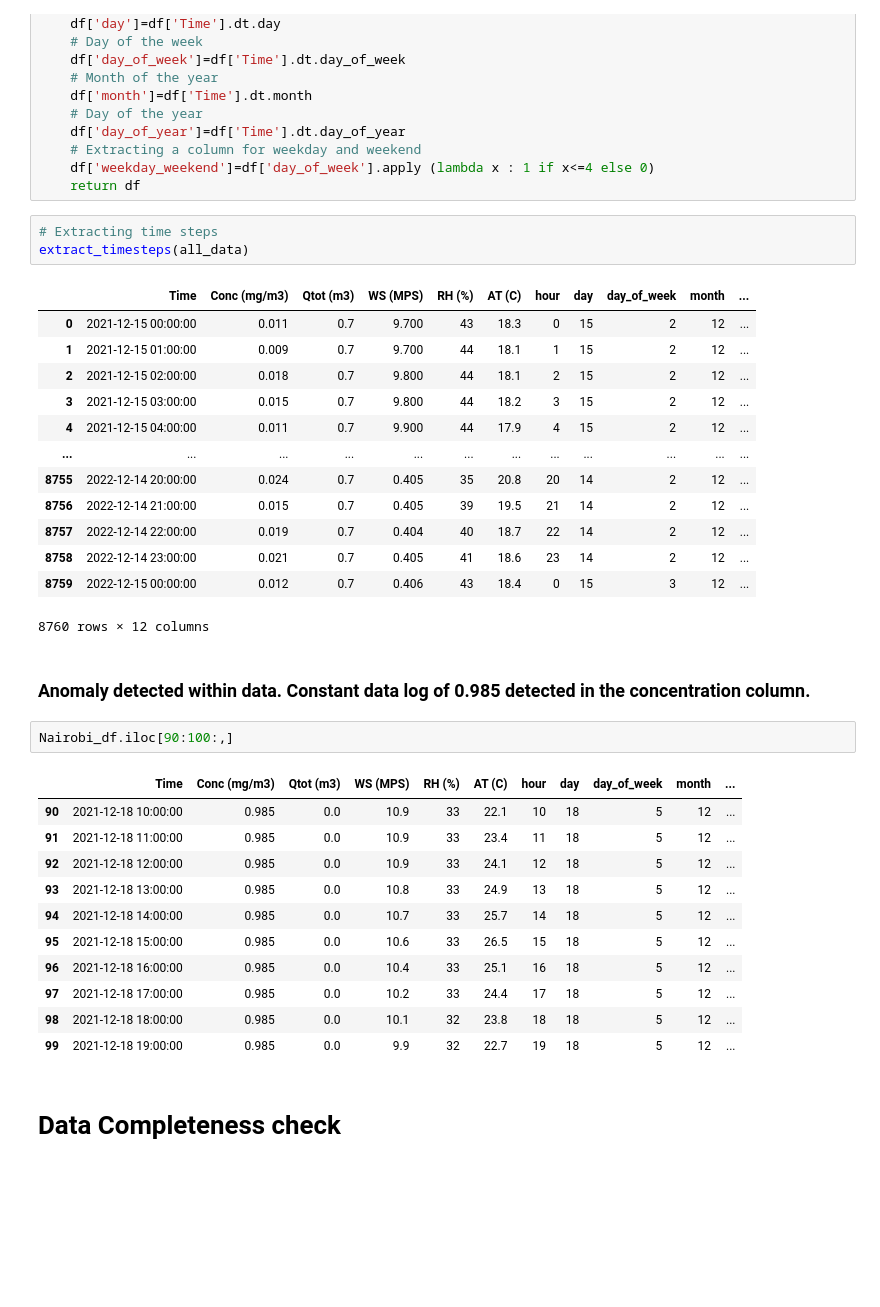
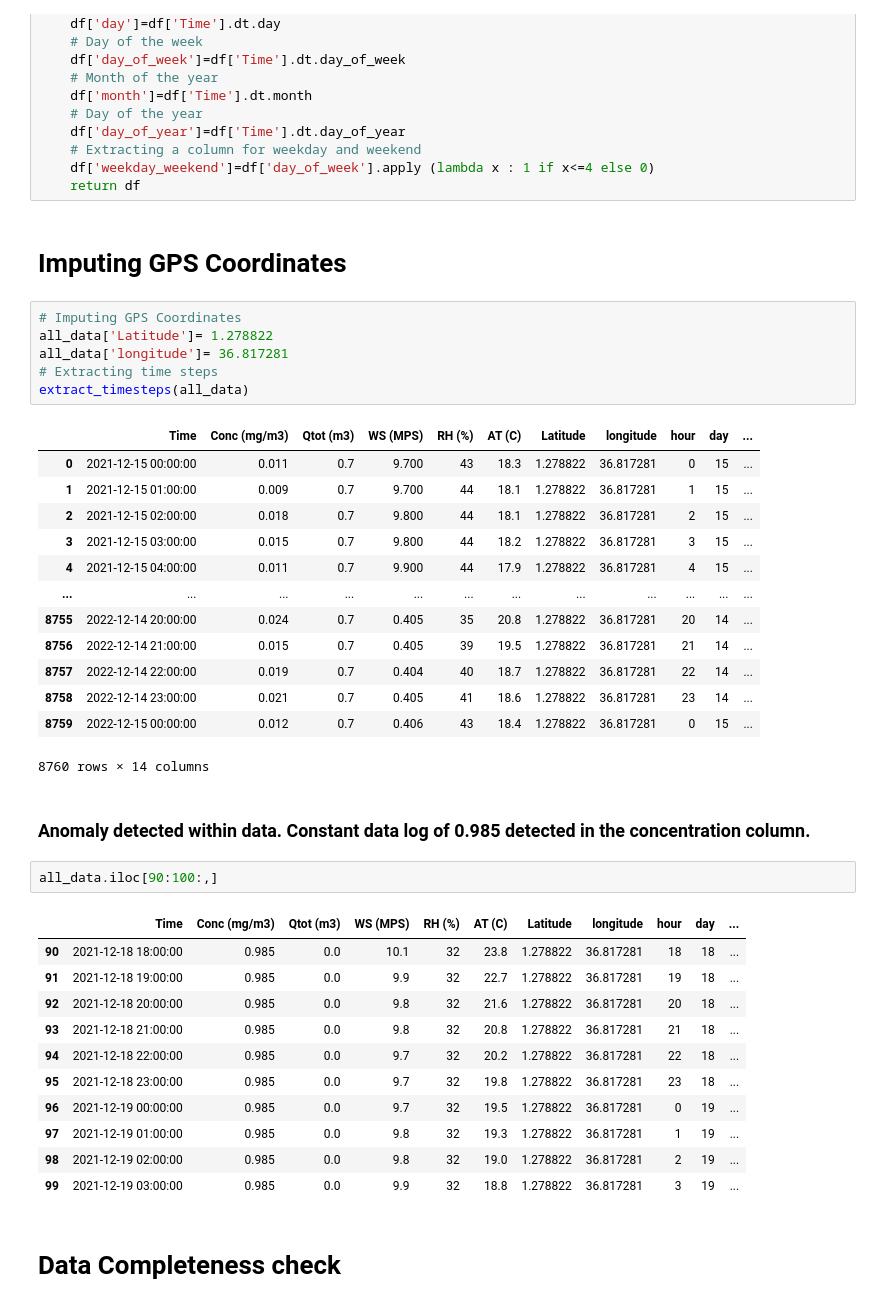
Before and after one commit to CHRISTINEMUTHEE/Nairobi_GEOS_CF_Bias_Correction, a Jupyter notebook: nairobi_analysis.ipynb, the cells around one changed output. Drawn from its saved outputs; the diff is of its cells as text; blank space fills up the shorter version.

```diff
--- a/nairobi_analysis.ipynb
+++ b/nairobi_analysis.ipynb
@@ -334,39 +338,44 @@ def extract_timesteps(df):
     # Extracting a column for weekday and weekend
     df['weekday_weekend']=df['day_of_week'].apply (lambda x : 1 if x<=4 else 0)
     return df
+# %% [markdown]
+# Imputing GPS Coordinates
 # %%
+# Imputing GPS Coordinates
+all_data['Latitude']= 1.278822
+all_data['longitude']= 36.817281
 # Extracting time steps
 extract_timesteps(all_data)
 # %% [output]
-|  | Time | Conc (mg/m3) | Qtot (m3) | WS (MPS) | RH (%) | AT (C) | hour | day | day_of_week | month | ... |
-| 0 | 2021-12-15 00:00:00 | 0.011 | 0.7 | 9.700 | 43 | 18.3 | 0 | 15 | 2 | 12 | ... |
-| 1 | 2021-12-15 01:00:00 | 0.009 | 0.7 | 9.700 | 44 | 18.1 | 1 | 15 | 2 | 12 | ... |
-| 2 | 2021-12-15 02:00:00 | 0.018 | 0.7 | 9.800 | 44 | 18.1 | 2 | 15 | 2 | 12 | ... |
-| 3 | 2021-12-15 03:00:00 | 0.015 | 0.7 | 9.800 | 44 | 18.2 | 3 | 15 | 2 | 12 | ... |
-| 4 | 2021-12-15 04:00:00 | 0.011 | 0.7 | 9.900 | 44 | 17.9 | 4 | 15 | 2 | 12 | ... |
+|  | Time | Conc (mg/m3) | Qtot (m3) | WS (MPS) | RH (%) | AT (C) | Latitude | longitude | hour | day | ... |
+| 0 | 2021-12-15 00:00:00 | 0.011 | 0.7 | 9.700 | 43 | 18.3 | 1.278822 | 36.817281 | 0 | 15 | ... |
+| 1 | 2021-12-15 01:00:00 | 0.009 | 0.7 | 9.700 | 44 | 18.1 | 1.278822 | 36.817281 | 1 | 15 | ... |
+| 2 | 2021-12-15 02:00:00 | 0.018 | 0.7 | 9.800 | 44 | 18.1 | 1.278822 | 36.817281 | 2 | 15 | ... |
+| 3 | 2021-12-15 03:00:00 | 0.015 | 0.7 | 9.800 | 44 | 18.2 | 1.278822 | 36.817281 | 3 | 15 | ... |
+| 4 | 2021-12-15 04:00:00 | 0.011 | 0.7 | 9.900 | 44 | 17.9 | 1.278822 | 36.817281 | 4 | 15 | ... |
 | ... | ... | ... | ... | ... | ... | ... | ... | ... | ... | ... | ... |
-| 8755 | 2022-12-14 20:00:00 | 0.024 | 0.7 | 0.405 | 35 | 20.8 | 20 | 14 | 2 | 12 | ... |
-| 8756 | 2022-12-14 21:00:00 | 0.015 | 0.7 | 0.405 | 39 | 19.5 | 21 | 14 | 2 | 12 | ... |
-| 8757 | 2022-12-14 22:00:00 | 0.019 | 0.7 | 0.404 | 40 | 18.7 | 22 | 14 | 2 | 12 | ... |
-| 8758 | 2022-12-14 23:00:00 | 0.021 | 0.7 | 0.405 | 41 | 18.6 | 23 | 14 | 2 | 12 | ... |
-| 8759 | 2022-12-15 00:00:00 | 0.012 | 0.7 | 0.406 | 43 | 18.4 | 0 | 15 | 3 | 12 | ... |
+| 8755 | 2022-12-14 20:00:00 | 0.024 | 0.7 | 0.405 | 35 | 20.8 | 1.278822 | 36.817281 | 20 | 14 | ... |
+| 8756 | 2022-12-14 21:00:00 | 0.015 | 0.7 | 0.405 | 39 | 19.5 | 1.278822 | 36.817281 | 21 | 14 | ... |
+| 8757 | 2022-12-14 22:00:00 | 0.019 | 0.7 | 0.404 | 40 | 18.7 | 1.278822 | 36.817281 | 22 | 14 | ... |
+| 8758 | 2022-12-14 23:00:00 | 0.021 | 0.7 | 0.405 | 41 | 18.6 | 1.278822 | 36.817281 | 23 | 14 | ... |
+| 8759 | 2022-12-15 00:00:00 | 0.012 | 0.7 | 0.406 | 43 | 18.4 | 1.278822 | 36.817281 | 0 | 15 | ... |
-8760 rows × 12 columns
+8760 rows × 14 columns
 # %% [markdown]
 ### Anomaly detected within data. Constant data log of 0.985 detected in the concentration column.
 # %%
-Nairobi_df.iloc[90:100:,]
+all_data.iloc[90:100:,]
 # %% [output]
-|  | Time | Conc (mg/m3) | Qtot (m3) | WS (MPS) | RH (%) | AT (C) | hour | day | day_of_week | month | ... |
-| 90 | 2021-12-18 10:00:00 | 0.985 | 0.0 | 10.9 | 33 | 22.1 | 10 | 18 | 5 | 12 | ... |
-| 91 | 2021-12-18 11:00:00 | 0.985 | 0.0 | 10.9 | 33 | 23.4 | 11 | 18 | 5 | 12 | ... |
-| 92 | 2021-12-18 12:00:00 | 0.985 | 0.0 | 10.9 | 33 | 24.1 | 12 | 18 | 5 | 12 | ... |
-| 93 | 2021-12-18 13:00:00 | 0.985 | 0.0 | 10.8 | 33 | 24.9 | 13 | 18 | 5 | 12 | ... |
-| 94 | 2021-12-18 14:00:00 | 0.985 | 0.0 | 10.7 | 33 | 25.7 | 14 | 18 | 5 | 12 | ... |
-| 95 | 2021-12-18 15:00:00 | 0.985 | 0.0 | 10.6 | 33 | 26.5 | 15 | 18 | 5 | 12 | ... |
-| 96 | 2021-12-18 16:00:00 | 0.985 | 0.0 | 10.4 | 33 | 25.1 | 16 | 18 | 5 | 12 | ... |
-| 97 | 2021-12-18 17:00:00 | 0.985 | 0.0 | 10.2 | 33 | 24.4 | 17 | 18 | 5 | 12 | ... |
-| 98 | 2021-12-18 18:00:00 | 0.985 | 0.0 | 10.1 | 32 | 23.8 | 18 | 18 | 5 | 12 | ... |
-| 99 | 2021-12-18 19:00:00 | 0.985 | 0.0 | 9.9 | 32 | 22.7 | 19 | 18 | 5 | 12 | ... |
+|  | Time | Conc (mg/m3) | Qtot (m3) | WS (MPS) | RH (%) | AT (C) | Latitude | longitude | hour | day | ... |
+| 90 | 2021-12-18 18:00:00 | 0.985 | 0.0 | 10.1 | 32 | 23.8 | 1.278822 | 36.817281 | 18 | 18 | ... |
+| 91 | 2021-12-18 19:00:00 | 0.985 | 0.0 | 9.9 | 32 | 22.7 | 1.278822 | 36.817281 | 19 | 18 | ... |
+| 92 | 2021-12-18 20:00:00 | 0.985 | 0.0 | 9.8 | 32 | 21.6 | 1.278822 | 36.817281 | 20 | 18 | ... |
+| 93 | 2021-12-18 21:00:00 | 0.985 | 0.0 | 9.8 | 32 | 20.8 | 1.278822 | 36.817281 | 21 | 18 | ... |
+| 94 | 2021-12-18 22:00:00 | 0.985 | 0.0 | 9.7 | 32 | 20.2 | 1.278822 | 36.817281 | 22 | 18 | ... |
+| 95 | 2021-12-18 23:00:00 | 0.985 | 0.0 | 9.7 | 32 | 19.8 | 1.278822 | 36.817281 | 23 | 18 | ... |
+| 96 | 2021-12-19 00:00:00 | 0.985 | 0.0 | 9.7 | 32 | 19.5 | 1.278822 | 36.817281 | 0 | 19 | ... |
+| 97 | 2021-12-19 01:00:00 | 0.985 | 0.0 | 9.8 | 32 | 19.3 | 1.278822 | 36.817281 | 1 | 19 | ... |
+| 98 | 2021-12-19 02:00:00 | 0.985 | 0.0 | 9.8 | 32 | 19.0 | 1.278822 | 36.817281 | 2 | 19 | ... |
+| 99 | 2021-12-19 03:00:00 | 0.985 | 0.0 | 9.9 | 32 | 18.8 | 1.278822 | 36.817281 | 3 | 19 | ... |
 # %% [markdown]
 # Data Completeness check
 # %%
```
Also changed, not shown: parts of 27 cells of this notebook, 28 other files.
